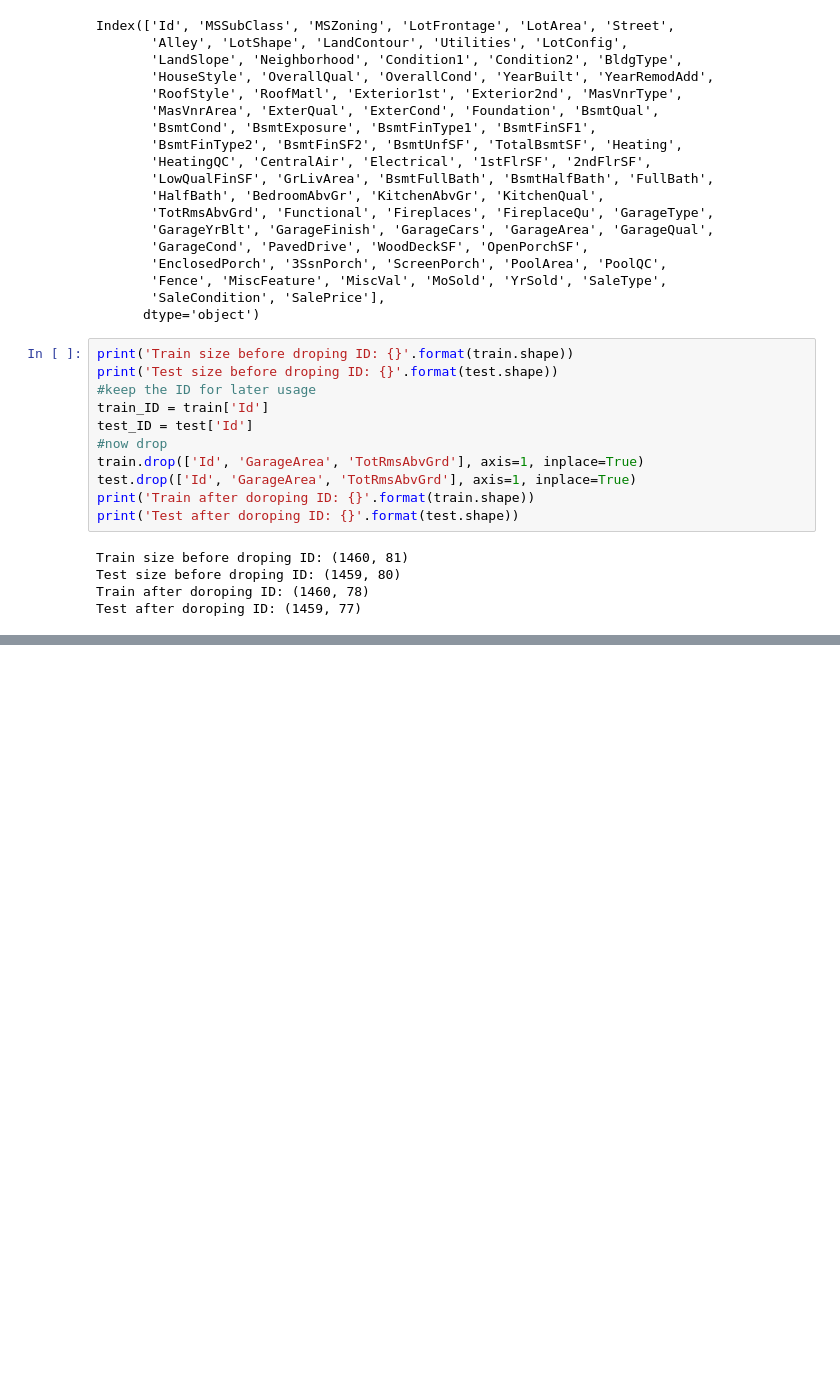
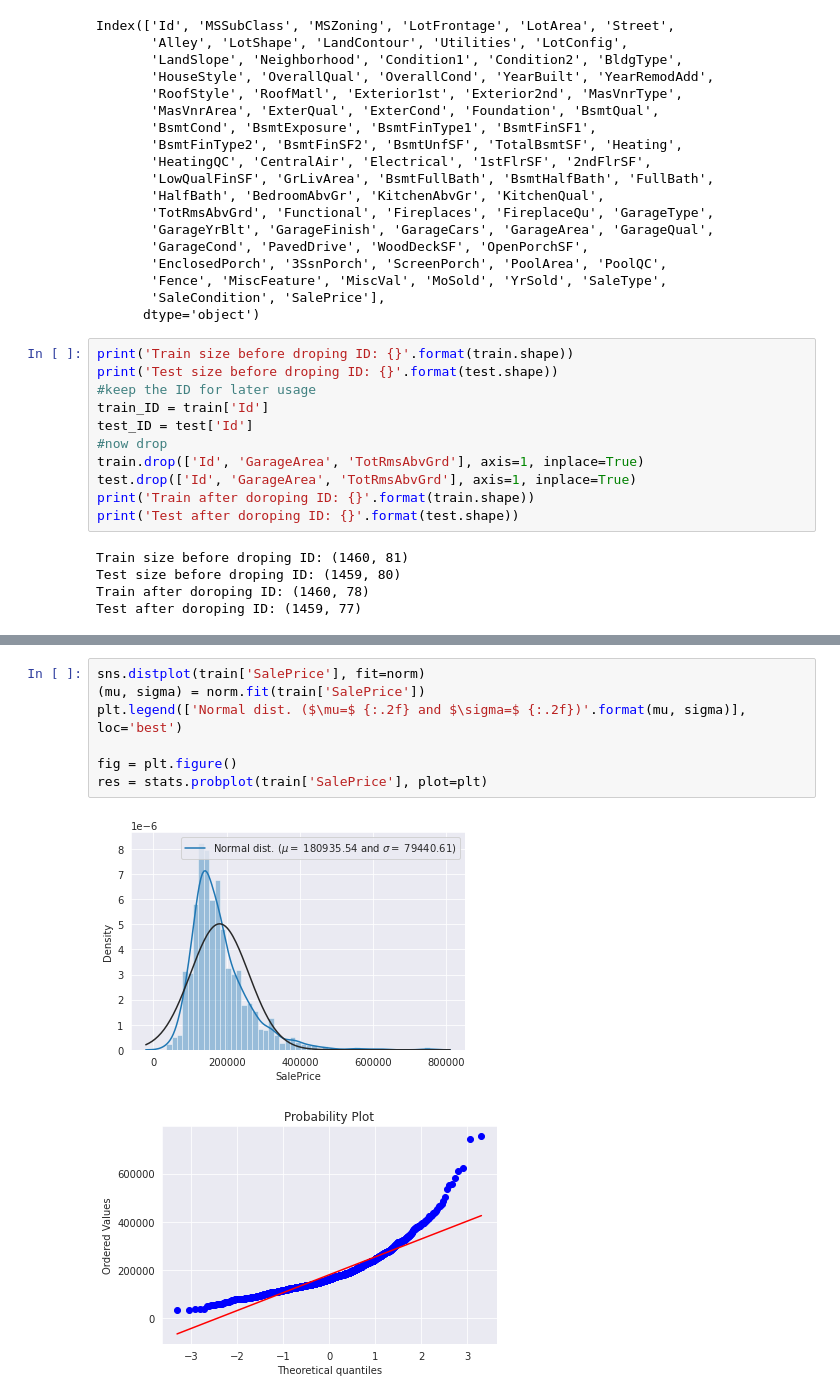
Before and after one commit to sebastiangebala/HousePrices, a Jupyter notebook: notebooks/analysis.ipynb, the cells around one changed output, grey strips where cells are left out. Saved outputs shown, nothing was run; the diff lists cells and outputs as text; blank space fills up the shorter version.

```diff
--- a/notebooks/analysis.ipynb
+++ b/notebooks/analysis.ipynb
@@ -70,0 +85,10 @@ train.plot.scatter(x='GrLivArea', y='SalePrice')
+# %%
+sns.distplot(train['SalePrice'], fit=norm)
+(mu, sigma) = norm.fit(train['SalePrice'])
+plt.legend(['Normal dist. ($\mu=$ {:.2f} and $\sigma=$ {:.2f})'.format(mu, sigma)], loc='best')
+
+fig = plt.figure()
+res = stats.probplot(train['SalePrice'], plot=plt)
+# %% [output]
+[figure, added]
+[figure, added]
```
Also changed, not shown: parts of 7 cells of this notebook.
